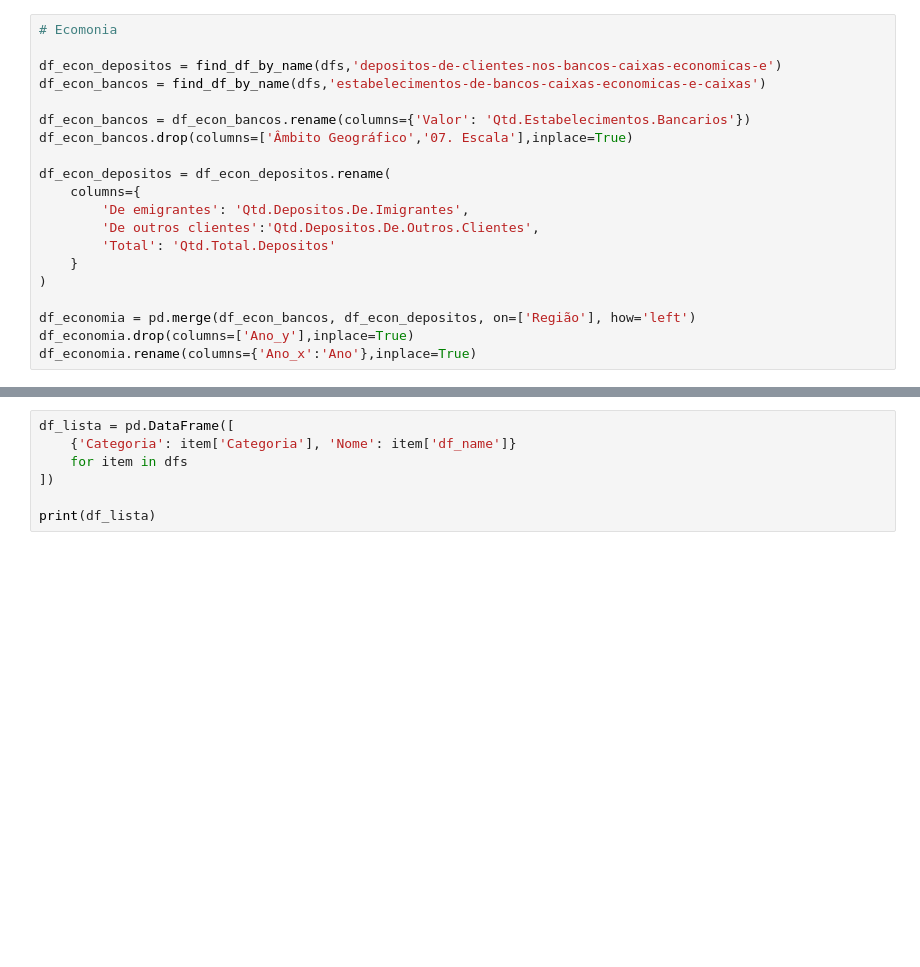
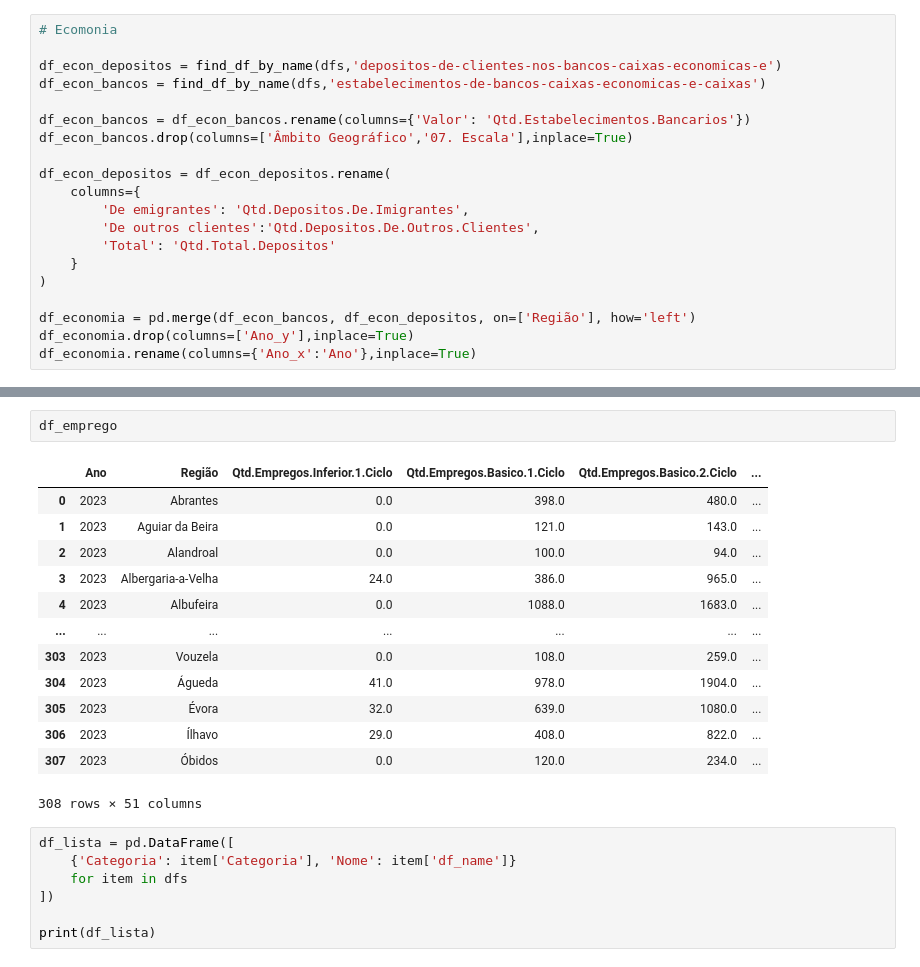
Before and after one commit to johnosd/MPAlugueisLisboa, a Jupyter notebook: src/PordataPt/PorData_Process.ipynb, the cells around one changed output, grey strips where cells are left out. Drawn from its saved outputs; the diff is of its cells as text; blank space fills up the shorter version.

Commit message:
add emprego

```diff
--- a/src/PordataPt/PorData_Process.ipynb
+++ b/src/PordataPt/PorData_Process.ipynb
@@ -1261,3 +1318,19 @@ df_economia
+# %%
+df_emprego
+# %% [output]
+|  | Ano | Região | Qtd.Empregos.Inferior.1.Ciclo | Qtd.Empregos.Basico.1.Ciclo | Qtd.Empregos.Basico.2.Ciclo | ... |
+| 0 | 2023 | Abrantes | 0.0 | 398.0 | 480.0 | ... |
+| 1 | 2023 | Aguiar da Beira | 0.0 | 121.0 | 143.0 | ... |
+| 2 | 2023 | Alandroal | 0.0 | 100.0 | 94.0 | ... |
+| 3 | 2023 | Albergaria-a-Velha | 24.0 | 386.0 | 965.0 | ... |
+| 4 | 2023 | Albufeira | 0.0 | 1088.0 | 1683.0 | ... |
+| ... | ... | ... | ... | ... | ... | ... |
+| 303 | 2023 | Vouzela | 0.0 | 108.0 | 259.0 | ... |
+| 304 | 2023 | Águeda | 41.0 | 978.0 | 1904.0 | ... |
+| 305 | 2023 | Évora | 32.0 | 639.0 | 1080.0 | ... |
+| 306 | 2023 | Ílhavo | 29.0 | 408.0 | 822.0 | ... |
+| 307 | 2023 | Óbidos | 0.0 | 120.0 | 234.0 | ... |
+308 rows × 51 columns
 # %%
 df_lista = pd.DataFrame([
     {'Categoria': item['Categoria'], 'Nome': item['df_name']}
```
Also changed, not shown: parts of 2 cells of this notebook.
